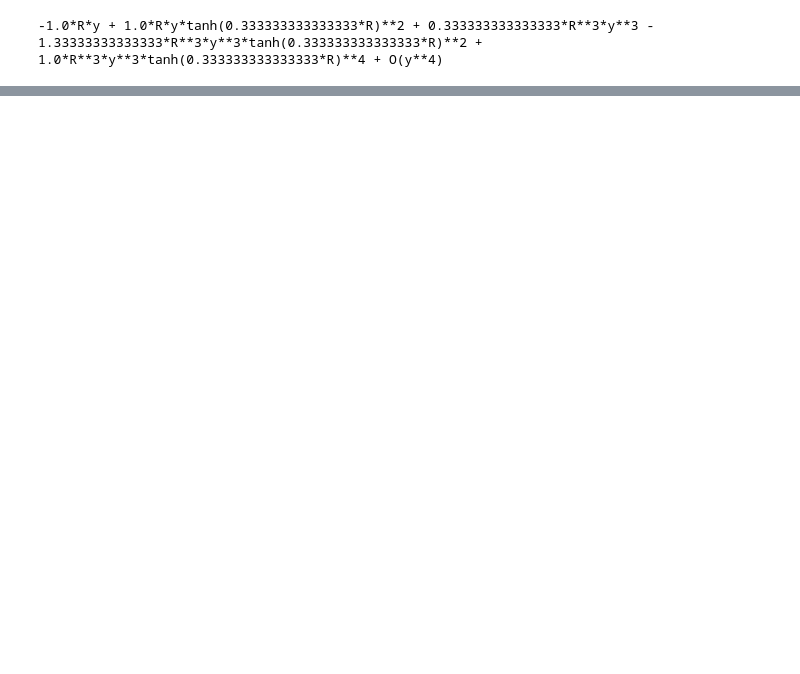
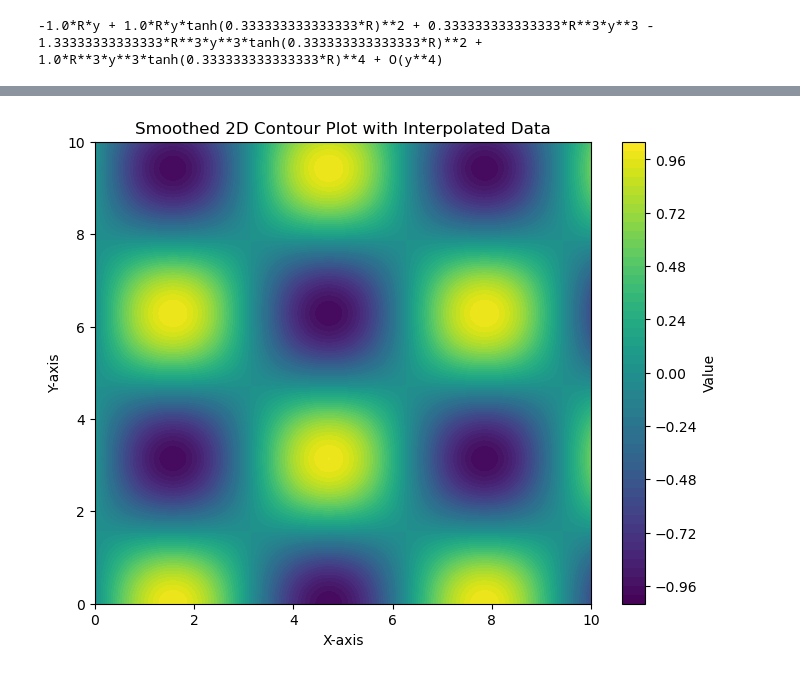
Before and after one commit to ducnguyen-uconn/ChannelFlow-DoubleDiffusiveConvection, a Jupyter notebook: docs/plotProfiles.ipynb, the cells around one changed output, grey strips where cells are left out. Cells and saved outputs as stored; diff of their text form; code cells hidden in the pictures; blank space fills up the shorter version.

```diff
--- a/docs/plotProfiles.ipynb
+++ b/docs/plotProfiles.ipynb
@@ -222,0 +426,31 @@ print(f_approx)
+# %%
+import numpy as np
+import matplotlib.pyplot as plt
+from scipy.interpolate import griddata
+
+# Generate some example data
+n = 100  # Original grid size
+x = np.linspace(0, 10, n)
+y = np.linspace(0, 10, n)
+X, Y = np.meshgrid(x, y)
+Z = np.sin(X) * np.cos(Y)
+
+# Create a finer grid for interpolation
+n_fine = 300  # Finer grid size
+x_fine = np.linspace(0, 10, n_fine)
+y_fine = np.linspace(0, 10, n_fine)
+X_fine, Y_fine = np.meshgrid(x_fine, y_fine)
+
+# Interpolate the data onto the finer grid
+Z_fine = griddata((X.flatten(), Y.flatten()), Z.flatten(), (X_fine, Y_fine), method='cubic')
+
+# Create a 2D contour plot with the interpolated data
+plt.figure(figsize=(8, 6))
+contour = plt.contourf(X_fine, Y_fine, Z_fine, levels=50, cmap='viridis')
+plt.colorbar(contour, label='Value')
+plt.xlabel('X-axis')
+plt.ylabel('Y-axis')
+plt.title('Smoothed 2D Contour Plot with Interpolated Data')
+plt.show()
+# %% [output]
+[figure, added]
```
Also changed, not shown: parts of 6 cells of this notebook, 4 other files.
